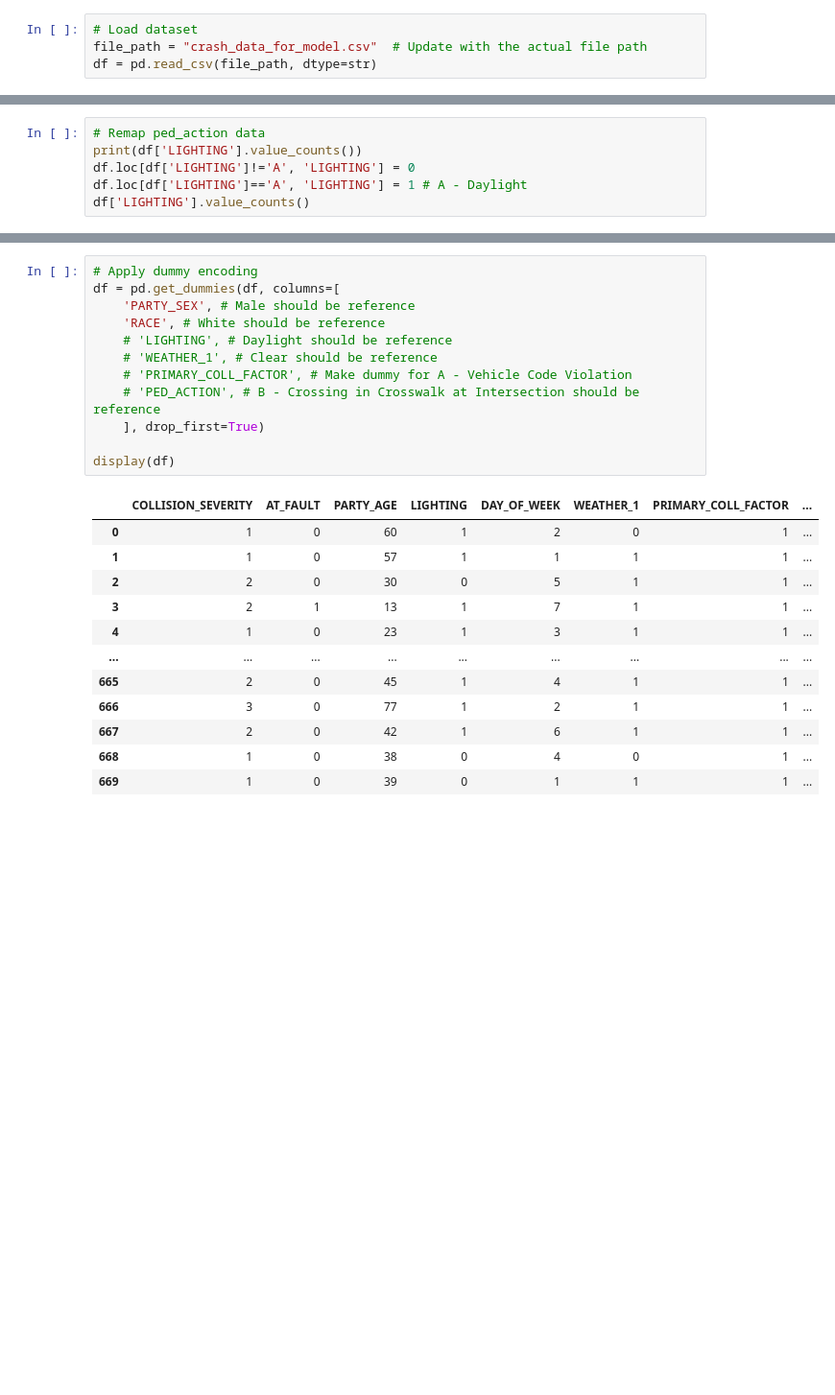
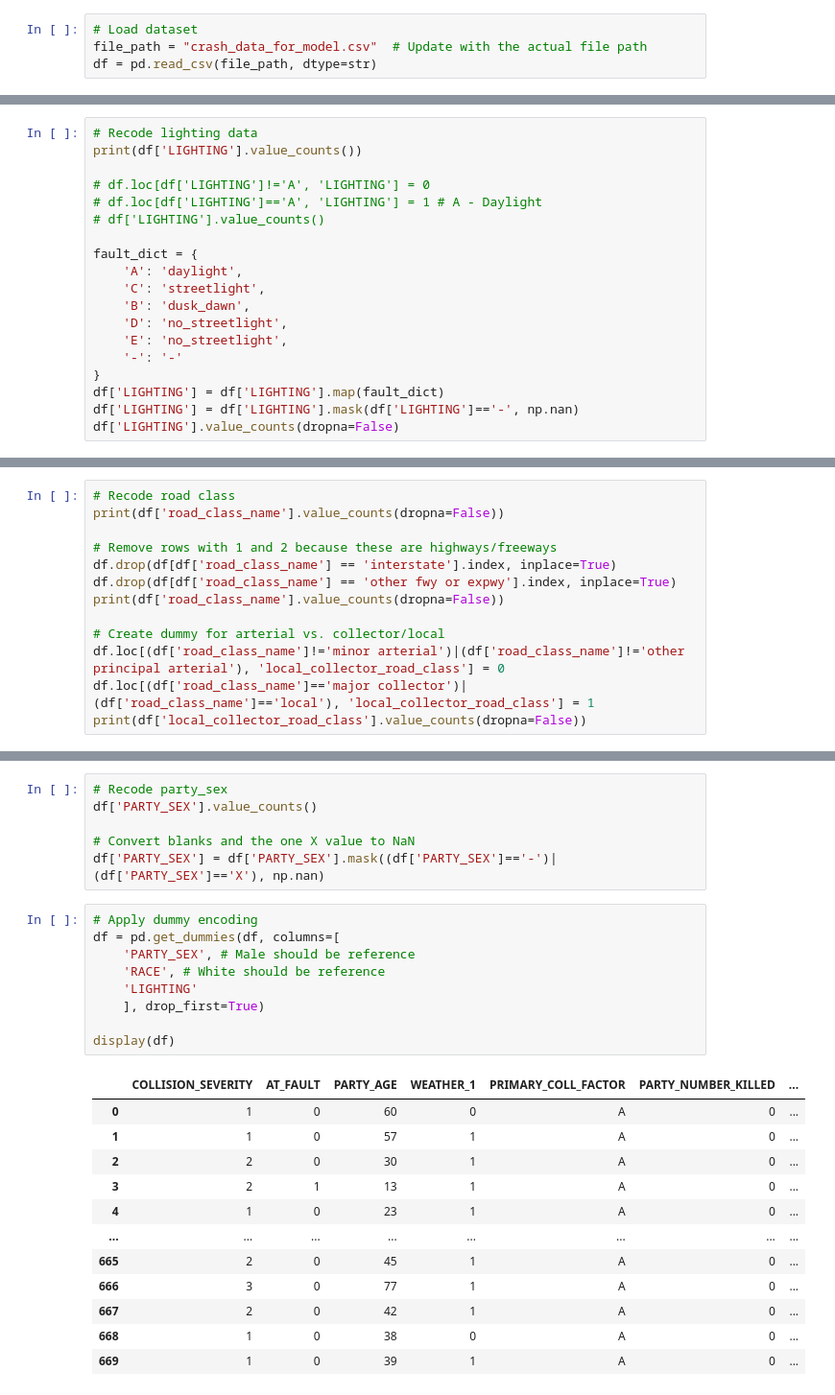
Before and after one commit to AnwarBaroudi/traffic_islands_study, a Jupyter notebook: crash_severity_model_2april.ipynb, the cells around one changed output, grey strips where cells are left out. Shown at 96% size. Cells and saved outputs as stored; diff of their text form; blank space fills up the shorter version.

```diff
--- a/crash_severity_model_2april.ipynb
+++ b/crash_severity_model_2april.ipynb
@@ -151,11 +233,24 @@ WEATHER_1
 0    112
 Name: count, dtype: int64
 # %%
-# Remap ped_action data
+# Recode lighting data
 print(df['LIGHTING'].value_counts())
-df.loc[df['LIGHTING']!='A', 'LIGHTING'] = 0
-df.loc[df['LIGHTING']=='A', 'LIGHTING'] = 1 # A - Daylight
-df['LIGHTING'].value_counts()
+
+# df.loc[df['LIGHTING']!='A', 'LIGHTING'] = 0
+# df.loc[df['LIGHTING']=='A', 'LIGHTING'] = 1 # A - Daylight
+# df['LIGHTING'].value_counts()
+
+fault_dict = {
+    'A': 'daylight',
+    'C': 'streetlight',
+    'B': 'dusk_dawn',
+    'D': 'no_streetlight',
+    'E': 'no_streetlight',
+    '-': '-'
+}
+df['LIGHTING'] = df['LIGHTING'].map(fault_dict)
+df['LIGHTING'] = df['LIGHTING'].mask(df['LIGHTING']=='-', np.nan)
+df['LIGHTING'].value_counts(dropna=False)
 # %% [output]
 LIGHTING
 A    421
@@ -171 +269,14 @@ LIGHTING
 Name: count, dtype: int64
+# %%
+# Recode road class
+print(df['road_class_name'].value_counts(dropna=False))
+
+# Remove rows with 1 and 2 because these are highways/freeways
+df.drop(df[df['road_class_name'] == 'interstate'].index, inplace=True)
+df.drop(df[df['road_class_name'] == 'other fwy or expwy'].index, inplace=True)
+print(df['road_class_name'].value_counts(dropna=False))
+
+# Create dummy for arterial vs. collector/local
+df.loc[(df['road_class_name']!='minor arterial')|(df['road_class_name']!='other principal arterial'), 'local_collector_road_class'] = 0
+df.loc[(df['road_class_name']=='major collector')|(df['road_class_name']=='local'), 'local_collector_road_class'] = 1
+print(df['local_collector_road_class'].value_counts(dropna=False))
@@ -172,25 +302,28 @@ Name: count, dtype: int64
+# %%
+# Recode party_sex
+df['PARTY_SEX'].value_counts()
+
+# Convert blanks and the one X value to NaN
+df['PARTY_SEX'] = df['PARTY_SEX'].mask((df['PARTY_SEX']=='-')|(df['PARTY_SEX']=='X'), np.nan)
 # %%
 # Apply dummy encoding
 df = pd.get_dummies(df, columns=[
     'PARTY_SEX', # Male should be reference
     'RACE', # White should be reference
-    # 'LIGHTING', # Daylight should be reference
-    # 'WEATHER_1', # Clear should be reference
-    # 'PRIMARY_COLL_FACTOR', # Make dummy for A - Vehicle Code Violation
-    # 'PED_ACTION', # B - Crossing in Crosswalk at Intersection should be reference
+    'LIGHTING'
     ], drop_first=True)
 
 display(df)
 # %% [output]
-|  | COLLISION_SEVERITY | AT_FAULT | PARTY_AGE | LIGHTING | DAY_OF_WEEK | WEATHER_1 | PRIMARY_COLL_FACTOR | ... |
-| 0 | 1 | 0 | 60 | 1 | 2 | 0 | 1 | ... |
-| 1 | 1 | 0 | 57 | 1 | 1 | 1 | 1 | ... |
-| 2 | 2 | 0 | 30 | 0 | 5 | 1 | 1 | ... |
-| 3 | 2 | 1 | 13 | 1 | 7 | 1 | 1 | ... |
-| 4 | 1 | 0 | 23 | 1 | 3 | 1 | 1 | ... |
-| ... | ... | ... | ... | ... | ... | ... | ... | ... |
-| 665 | 2 | 0 | 45 | 1 | 4 | 1 | 1 | ... |
-| 666 | 3 | 0 | 77 | 1 | 2 | 1 | 1 | ... |
-| 667 | 2 | 0 | 42 | 1 | 6 | 1 | 1 | ... |
-| 668 | 1 | 0 | 38 | 0 | 4 | 0 | 1 | ... |
-| 669 | 1 | 0 | 39 | 0 | 1 | 1 | 1 | ... |
+|  | COLLISION_SEVERITY | AT_FAULT | PARTY_AGE | WEATHER_1 | PRIMARY_COLL_FACTOR | PARTY_NUMBER_KILLED | ... |
+| 0 | 1 | 0 | 60 | 0 | A | 0 | ... |
+| 1 | 1 | 0 | 57 | 1 | A | 0 | ... |
+| 2 | 2 | 0 | 30 | 1 | A | 0 | ... |
+| 3 | 2 | 1 | 13 | 1 | A | 0 | ... |
+| 4 | 1 | 0 | 23 | 1 | A | 0 | ... |
+| ... | ... | ... | ... | ... | ... | ... | ... |
+| 665 | 2 | 0 | 45 | 1 | A | 0 | ... |
+| 666 | 3 | 0 | 77 | 1 | A | 0 | ... |
+| 667 | 2 | 0 | 42 | 1 | A | 0 | ... |
+| 668 | 1 | 0 | 38 | 0 | A | 0 | ... |
+| 669 | 1 | 0 | 39 | 1 | A | 0 | ... |
```
Also changed, not shown: parts of 48 cells of this notebook, 2 other files.
